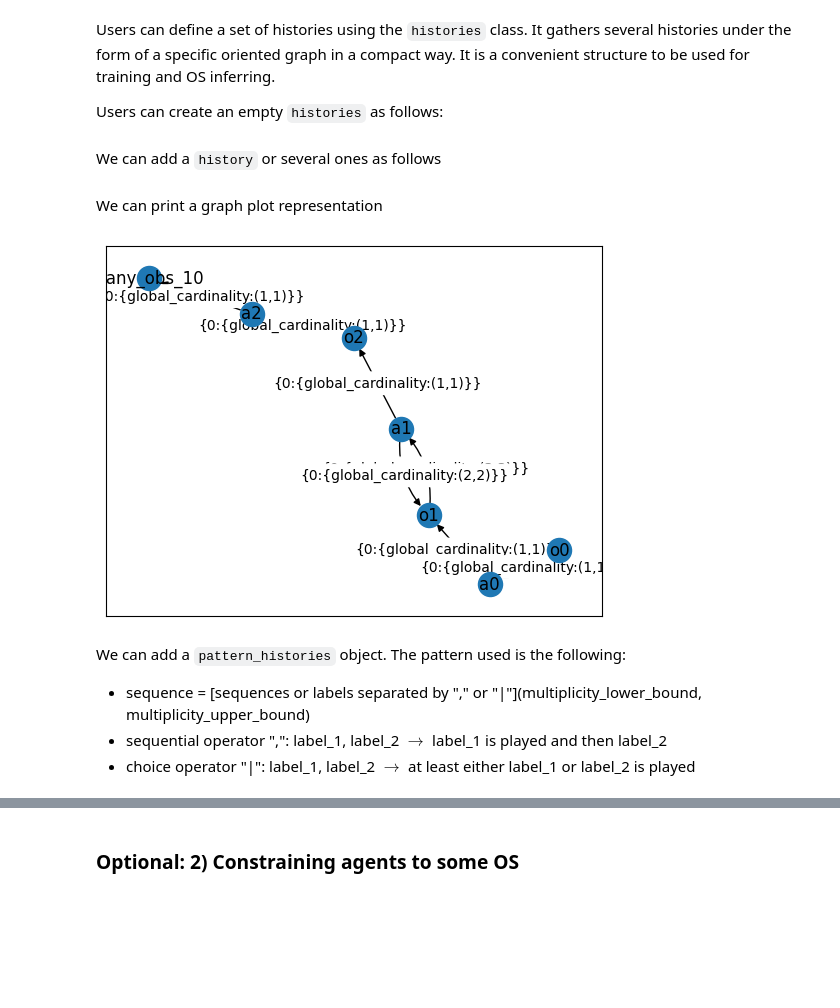
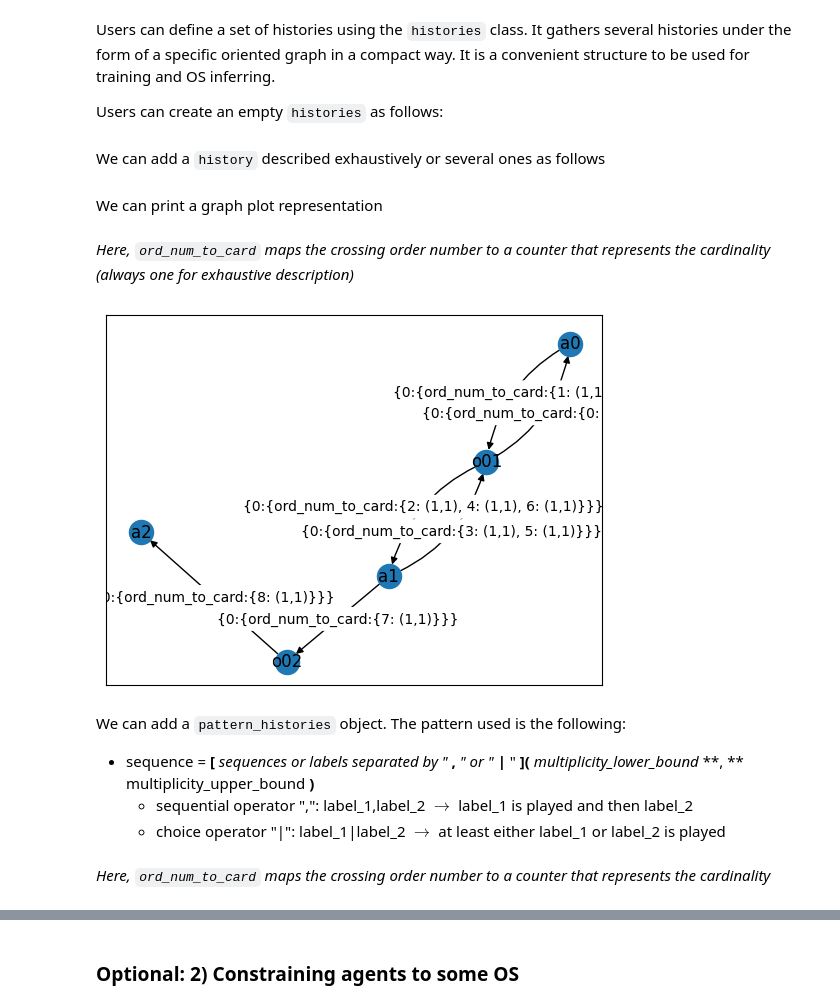
Before and after one commit to julien6/omarl_experiments, a Jupyter notebook: tutorial/pw_tutorial.ipynb, the cells around one changed output, grey strips where cells are left out. Saved outputs shown, nothing was run; the diff lists cells and outputs as text; code cells hidden in the pictures; blank space fills up the shorter version.

```diff
--- a/tutorial/pw_tutorial.ipynb
+++ b/tutorial/pw_tutorial.ipynb
@@ -397,6 +384,6 @@ from history_model import histories
 
 hg = histories()
 # %% [markdown]
-We can add a `history` or several ones as follows
+We can add a `history` described exhaustively or several ones as follows
 # %%
 hg = histories()
@@ -405,23 +392,26 @@ hg.add_histories([["o0", "a0", "o1"], ["o2", "a1", "o3"]])
 # %% [markdown]
 We can print a graph plot representation
+# %% [markdown]
+*Here, `ord_num_to_card` maps the crossing order number to a counter that represents the cardinality (always one for exhaustive description)*
 # %%
 hg1 = histories()
-hg1.add_history(["o0", "a0", "o1", "a1", "o1", "a1", "o1", "a1", "o2", "a2"])
-graph_plot_rgb = hg1.generate_graph_plot(render_rgba=True, transition_data=["global_cardinality"])
+hg1.add_history(["o01", "a0", "o01", "a1", "o01", "a1", "o01", "a1", "o02", "a2"])
+graph_plot_rgb = hg1.generate_graph_plot(render_rgba=True, transition_data=["ord_num_to_card"])
 
-# transition_data values are:
-#  - ordinal_crossing (used for exhaustive description)
-#  - global_cardinality, cardinalities, global_priority, priorities (used for pattern description)
+# transition_data values is:
+#  - ord_num_to_card (used for exhaustive description)
 
 # Image.fromarray(graph_plot_rgb)
 # %% [output]
-[figure, old version]
+[figure, new version]
 # %% [markdown]
 We can add a `pattern_histories` object.
 The pattern used is the following:
- - sequence = [sequences or labels separated by "," or "|"](multiplicity_lower_bound, multiplicity_upper_bound)
- - sequential operator ",": label_1, label_2 $\rightarrow$ label_1 is played and then label_2
- - choice operator "|": label_1, label_2 $\rightarrow$ at least either label_1 or label_2 is played
+ - sequence = **[** *sequences or labels separated by "* **,** *" or "* **|** " **](** *multiplicity_lower_bound* **, ** multiplicity_upper_bound **)**
+   - sequential operator ",": label_1,label_2 $\rightarrow$ label_1 is played and then label_2
+   - choice operator "|": label_1|label_2 $\rightarrow$ at least either label_1 or label_2 is played
+# %% [markdown]
+*Here, `ord_num_to_card` maps the crossing order number to a counter that represents the cardinality*
 # %%
 from history_model import histories, pattern_histories
 
```
Also changed, not shown: parts of 22 cells of this notebook, 9 other files.
